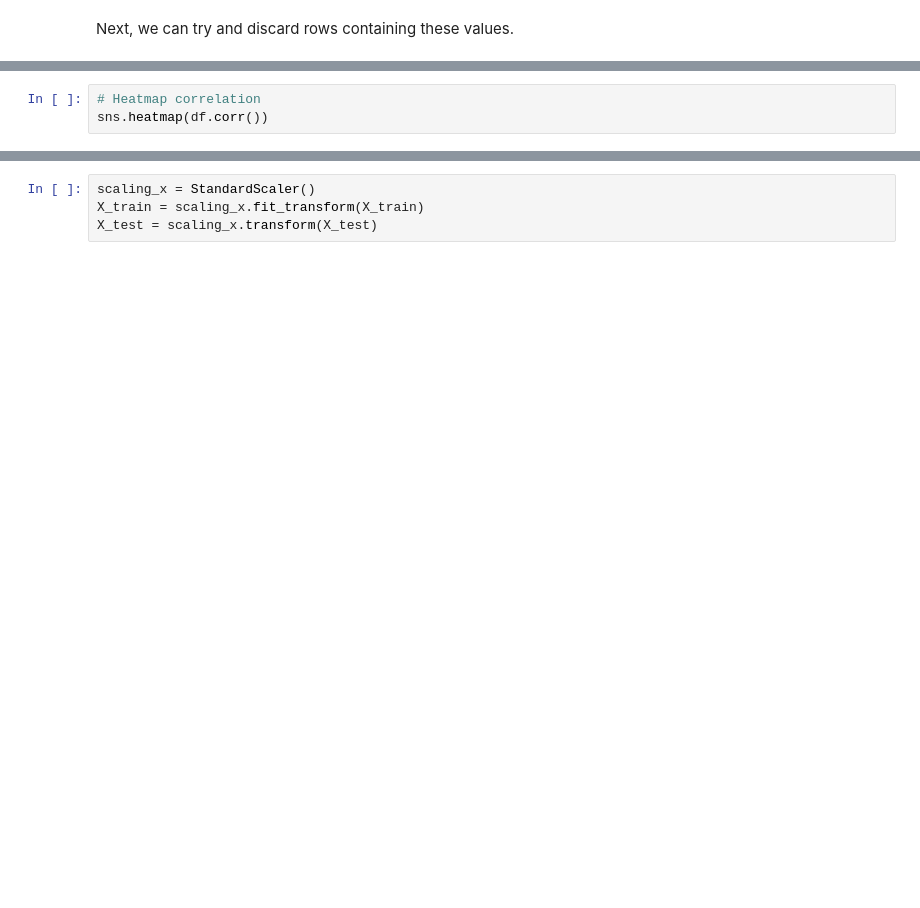
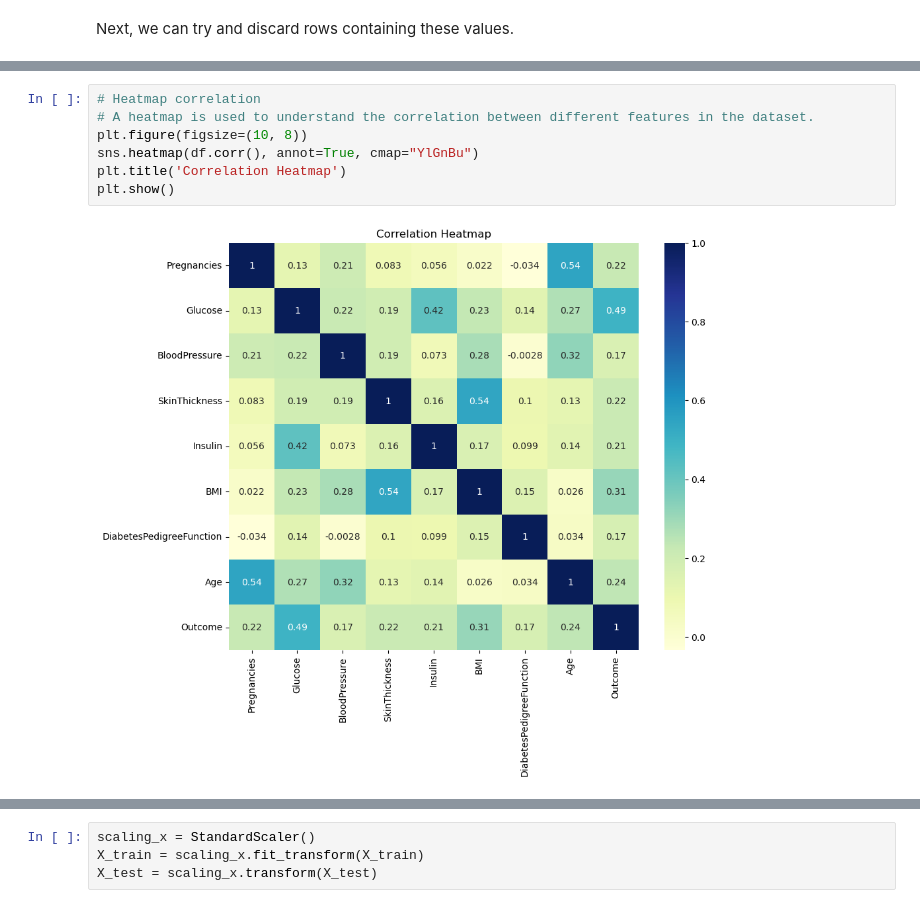
Before and after one commit to daniel-sapo/8400ML-WS, a Jupyter notebook: diabetes-prediction.ipynb, the cells around one changed output, grey strips where cells are left out. Drawn from its saved outputs; the diff is of its cells as text; blank space fills up the shorter version.

```diff
--- a/diabetes-prediction.ipynb
+++ b/diabetes-prediction.ipynb
@@ -92,4 +213,10 @@ plt.show()
 # %%
 # Heatmap correlation
-sns.heatmap(df.corr())
+# A heatmap is used to understand the correlation between different features in the dataset.
+plt.figure(figsize=(10, 8))
+sns.heatmap(df.corr(), annot=True, cmap="YlGnBu")
+plt.title('Correlation Heatmap')
+plt.show()
+# %% [output]
+[figure, added]
 # %%
```
Also changed, not shown: parts of 49 cells of this notebook.
